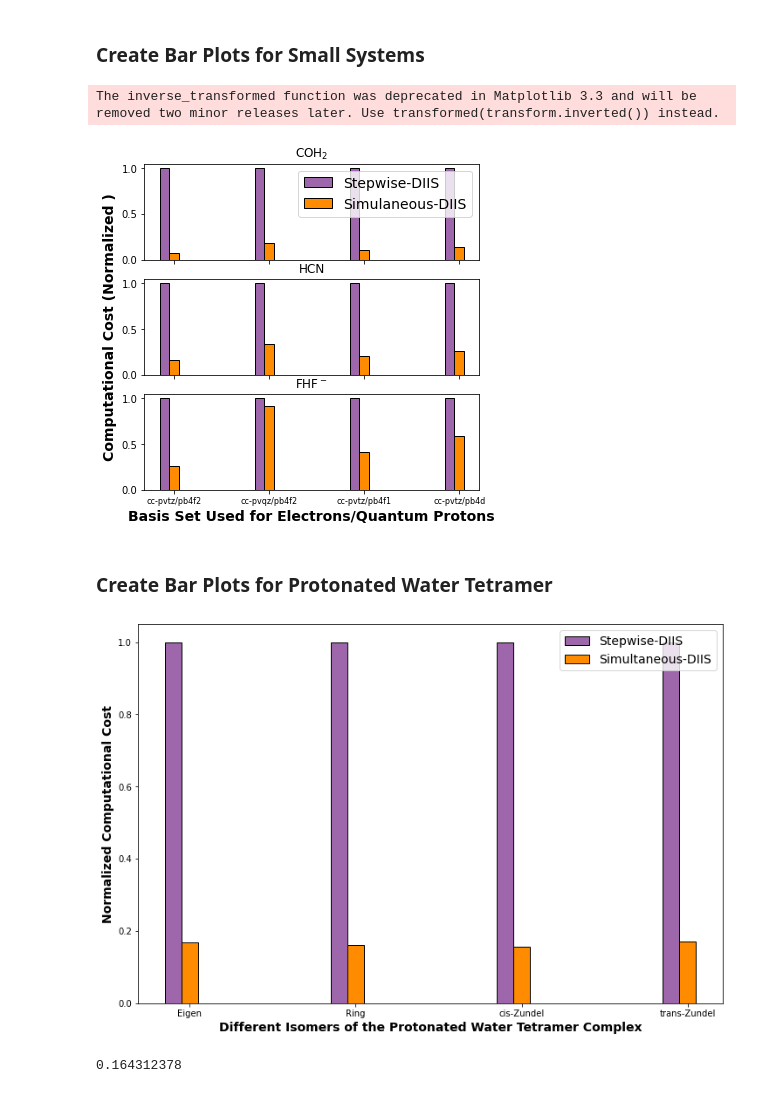
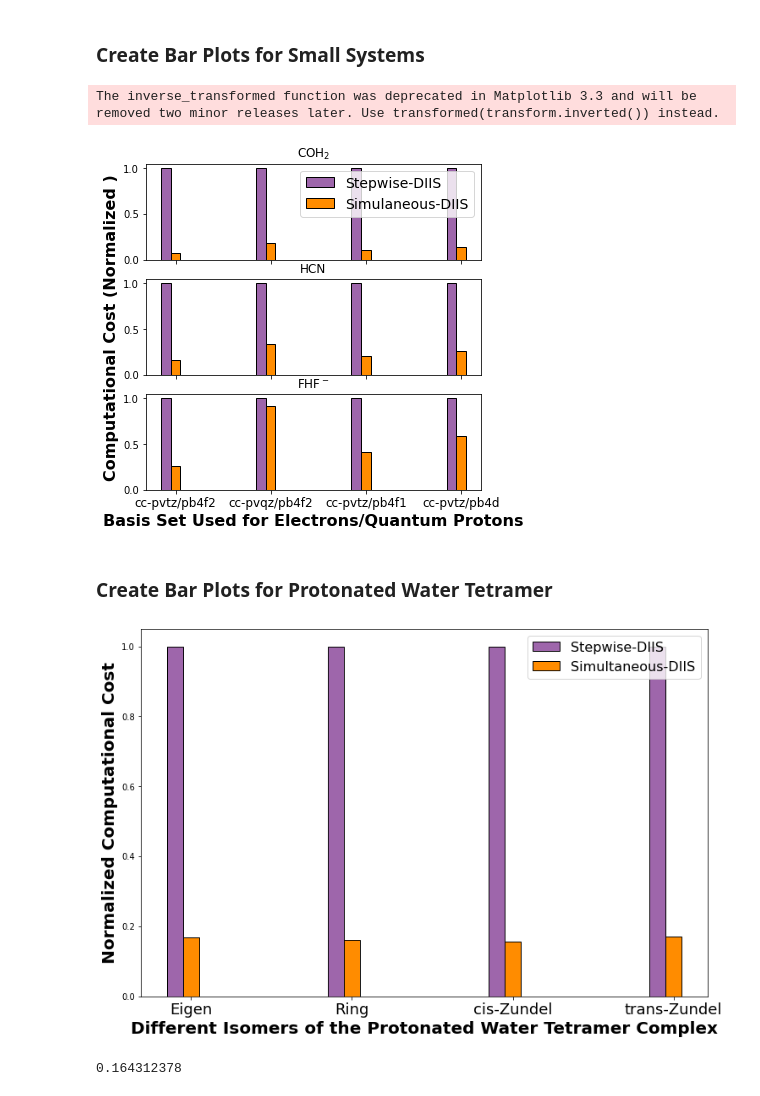
Before and after one commit to aodongliu/NEO-SCF-2ndYearExam, a Jupyter notebook: bar_plot_compcost-Copy1.ipynb, the cells around one changed output. Saved outputs shown, nothing was run; the diff lists cells and outputs as text; code cells hidden in the pictures.

```diff
--- a/bar_plot_compcost-Copy1.ipynb
+++ b/bar_plot_compcost-Copy1.ipynb
@@ -30,7 +30,7 @@ def set_shared_ylabel(a, ylabel, labelpad = 0.01):
     tick_label_left = x0
 
     # set position of label
-    a[-1].set_ylabel(ylabel,fontsize=14,fontweight='bold')
+    a[-1].set_ylabel(ylabel,fontsize=16,fontweight='bold')
     a[-1].yaxis.set_label_coords(tick_label_left - labelpad,(bottom + top)/2, transform=f.transFigure)
 # %% [markdown]
 ### Create Bar Plots for Small Systems
@@ -76,37 +76,37 @@ ax1.legend(loc='upper right', fontsize=14)
 
 ax2.bar(br1, hcn_stw_diis, color ='#9e66ab', width = barWidth,
         edgecolor ='black', label ='STW-DIIS')
 ax2.bar(br3, hcn_simul_diis, color ='darkorange', width = barWidth,
         edgecolor ='black', label ='Simul-DIIS')
 
 # ax2.set_xticks([r + barWidth for r in range(len(coh2_simul_diis))])
 # ax2.set_xticklabels(['cc-pvtz/pb4f2', 'cc-pvqz/pb4f2', 'cc-pvtz/pb4f1', 'cc-pvtz/pb4d'],fontsize=8)
 
 
 
 ax3.bar(br1, fhf_stw_diis, color ='#9e66ab', width = barWidth,
         edgecolor ='black', label ='Stepwise-DIIS')
 ax3.bar(br3, fhf_simul_diis, color ='darkorange', width = barWidth,
         edgecolor ='black', label ='Simultaneous-DIIS')
 
 ax3.set_xticks([r + barWidth for r in range(len(coh2_simul_diis))])
-ax3.set_xticklabels(['cc-pvtz/pb4f2', 'cc-pvqz/pb4f2', 'cc-pvtz/pb4f1', 'cc-pvtz/pb4d'],fontsize=8)
+ax3.set_xticklabels(['cc-pvtz/pb4f2', 'cc-pvqz/pb4f2', 'cc-pvtz/pb4f1', 'cc-pvtz/pb4d'],fontsize=12)
 #ax3.set_yticks(np.arange(0, max(fhf_simul_nodiis)+1, 2))
 
 ax1.title.set_text('COH$_2$')
 ax2.title.set_text('HCN')
 ax3.title.set_text('FHF$^-$')
 
 
-plt.xlabel("Basis Set Used for Electrons/Quantum Protons",fontsize=14,fontweight='bold')
+plt.xlabel("Basis Set Used for Electrons/Quantum Protons",fontsize=16,fontweight='bold')
 set_shared_ylabel((ax1, ax2, ax3), 'Computational Cost (Normalized )')
 
 
-plt.savefig('small_system_2AlgvsCompCost.pdf',dpi=600)
+plt.savefig('small_system_2AlgvsCompCost.pdf',dpi=1200)
 plt.show()
 # %% [output]
 The inverse_transformed function was deprecated in Matplotlib 3.3 and will be removed two minor releases later. Use transformed(transform.inverted()) instead.
-[figure, old version]
+[figure, new version]
 # %% [markdown]
 ### Create Bar Plots for Protonated Water Tetramer
 # %%
@@ -138,16 +138,16 @@ plt.bar(br3, TetraH2O_simul_diis, color ='darkorange', width = barWidth,
 plt.xlabel('Basis Sets')
 plt.ylabel('# of Fock Builds')
 plt.xticks([r + barWidth for r in range(len(TetraH2O_simul_diis))],
-        ['Eigen', 'Ring', 'cis-Zundel', 'trans-Zundel'])
+        ['Eigen', 'Ring', 'cis-Zundel', 'trans-Zundel'],fontsize=18)
 
-plt.legend(loc='upper right',fontsize=14)
-plt.xlabel("Different Isomers of the Protonated Water Tetramer Complex",fontsize=14,fontweight='bold')
-plt.ylabel("Normalized Computational Cost",fontsize=14,fontweight='bold')
+plt.legend(loc='upper right',fontsize=16)
+plt.xlabel("Different Isomers of the Protonated Water Tetramer Complex",fontsize=20,fontweight='bold')
+plt.ylabel("Normalized Computational Cost",fontsize=20,fontweight='bold')
 
-plt.savefig('4H2O_2AlgvsCompCost.pdf',dpi=600)
+plt.savefig('4H2O_2AlgvsCompCost.pdf',dpi=1200)
 plt.show()
 # %% [output]
-[figure, old version]
+[figure, new version]
 # %%
 # Average Saving for the 4H2O+
 np.average(TetraH2O_simul_diis)
```
Also changed, not shown: 16 other files.
